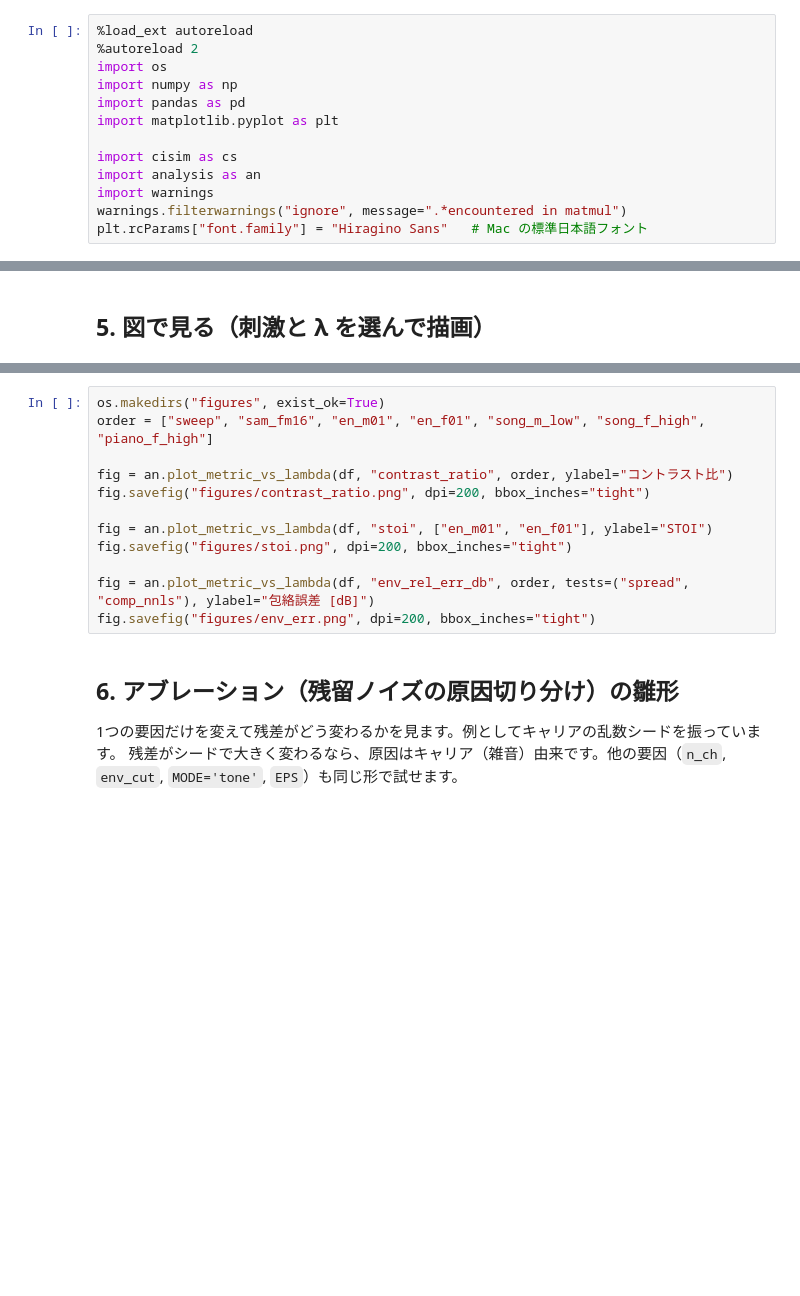
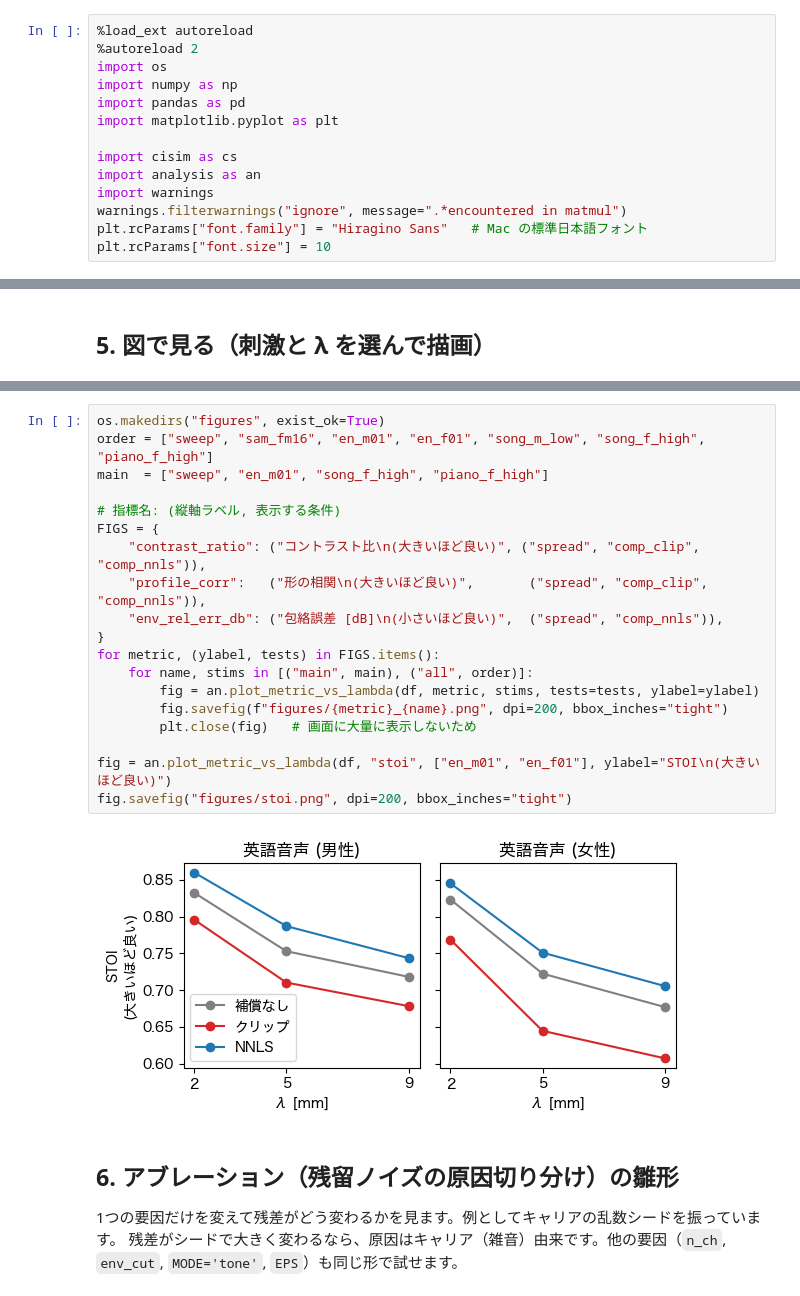
Before and after one commit to Sekai1205/CI_Simulation, a Jupyter notebook: run_experiments.ipynb, the cells around one changed output, grey strips where cells are left out. Drawn from its saved outputs; the diff is of its cells as text; blank space fills up the shorter version.

Commit message:
Polish thesis figures: Japanese labels, grid layout, main/appendix sets, profile correlation

```diff
--- a/run_experiments.ipynb
+++ b/run_experiments.ipynb
@@ -26,3 +26,4 @@ import analysis as an
 import warnings
 warnings.filterwarnings("ignore", message=".*encountered in matmul")
 plt.rcParams["font.family"] = "Hiragino Sans"   # Mac の標準日本語フォント
+plt.rcParams["font.size"] = 10
@@ -129,15 +175,24 @@ an.plot_env_error(o["env"], o["env_comp_clip"], cfg, title=f"env error (comp_cli
 # %%
 os.makedirs("figures", exist_ok=True)
 order = ["sweep", "sam_fm16", "en_m01", "en_f01", "song_m_low", "song_f_high", "piano_f_high"]
+main  = ["sweep", "en_m01", "song_f_high", "piano_f_high"]
 
-fig = an.plot_metric_vs_lambda(df, "contrast_ratio", order, ylabel="コントラスト比")
-fig.savefig("figures/contrast_ratio.png", dpi=200, bbox_inches="tight")
+# 指標名: (縦軸ラベル, 表示する条件)
+FIGS = {
+    "contrast_ratio": ("コントラスト比\n(大きいほど良い)", ("spread", "comp_clip", "comp_nnls")),
+    "profile_corr":   ("形の相関\n(大きいほど良い)",       ("spread", "comp_clip", "comp_nnls")),
+    "env_rel_err_db": ("包絡誤差 [dB]\n(小さいほど良い)",  ("spread", "comp_nnls")),
+}
+for metric, (ylabel, tests) in FIGS.items():
+    for name, stims in [("main", main), ("all", order)]:
+        fig = an.plot_metric_vs_lambda(df, metric, stims, tests=tests, ylabel=ylabel)
+        fig.savefig(f"figures/{metric}_{name}.png", dpi=200, bbox_inches="tight")
+        plt.close(fig)   # 画面に大量に表示しないため
 
-fig = an.plot_metric_vs_lambda(df, "stoi", ["en_m01", "en_f01"], ylabel="STOI")
+fig = an.plot_metric_vs_lambda(df, "stoi", ["en_m01", "en_f01"], ylabel="STOI\n(大きいほど良い)")
 fig.savefig("figures/stoi.png", dpi=200, bbox_inches="tight")
-
-fig = an.plot_metric_vs_lambda(df, "env_rel_err_db", order, tests=("spread", "comp_nnls"), ylabel="包絡誤差 [dB]")
-fig.savefig("figures/env_err.png", dpi=200, bbox_inches="tight")
+# %% [output]
+[figure, added]
 # %% [markdown]
 ## 6. アブレーション（残留ノイズの原因切り分け）の雛形
 
```
Also changed, not shown: parts of 10 cells of this notebook, 10 other files.
